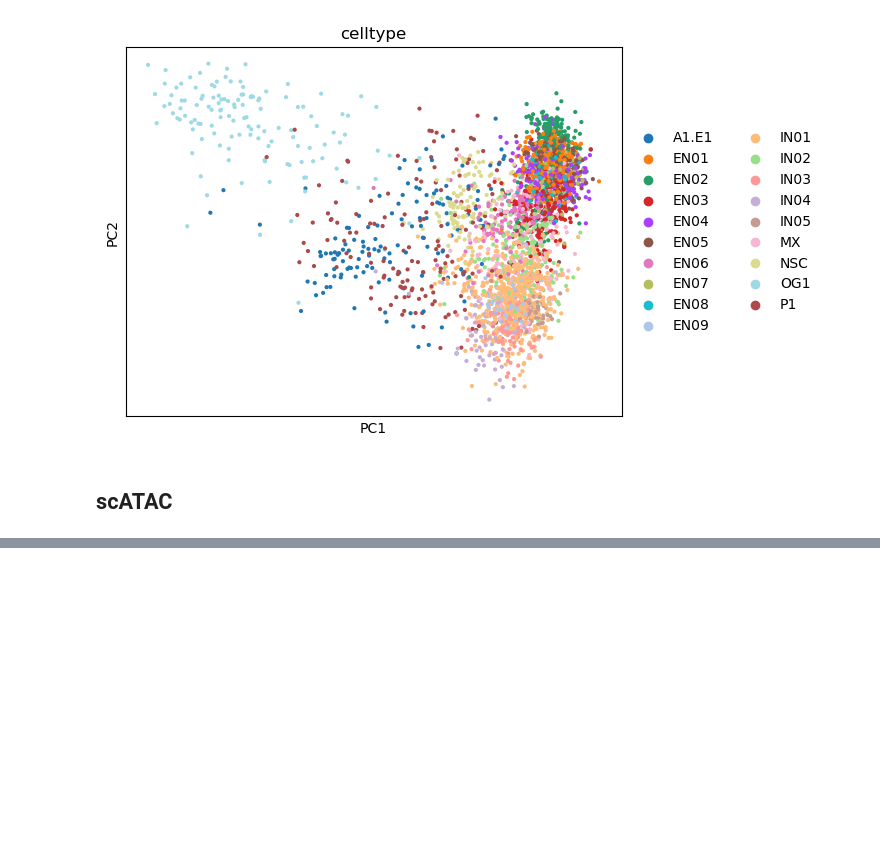
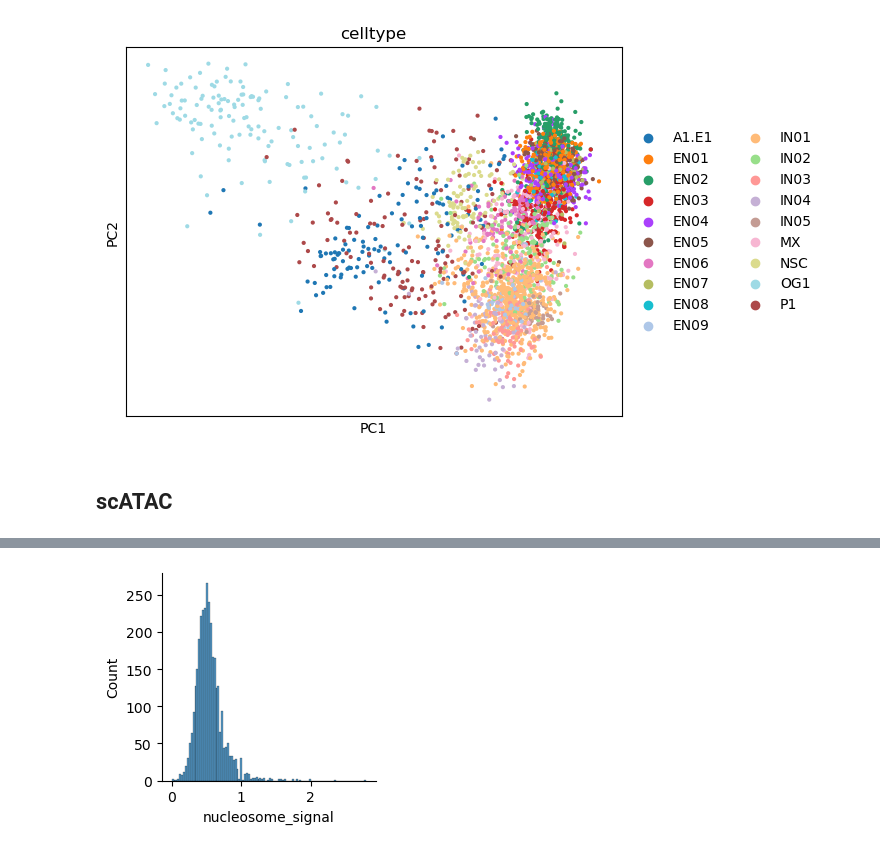
Before and after one commit to l-reich/spatial-chromatin-variability, a Jupyter notebook: src/preprocessing/SHARE-seq_pp.ipynb, the cells around one changed output, grey strips where cells are left out. Saved outputs shown, nothing was run; the diff lists cells and outputs as text; code cells hidden in the pictures; blank space fills up the shorter version.

Commit message:
ATAC pp

```diff
--- a/src/preprocessing/SHARE-seq_pp.ipynb
+++ b/src/preprocessing/SHARE-seq_pp.ipynb
@@ -215,0 +191,37 @@ mdata = mu.MuData({'rna': adata_rna, 'atac': adata_atac})
+# %%
+cell_meta = pd.read_csv(CELLTYPE_FILE, sep="\t")
+# %%
+# Load ATAC data
+atac = sc.read_mtx(ATAC_COUNTS_FILE).T
+barcodes = pd.read_csv(ATAC_BARCODES_FILE, header=None)
+atac.obs["barcode"] = barcodes[0].values
+
+# Load peaks
+peaks = pd.read_csv(ATAC_PEAKS_FILE, sep="\t", header=None, names=["chrom", "start", "end"])
+peaks["peak_id"] = peaks["chrom"] + ":" + peaks["start"].astype(str) + "-" + peaks["end"].astype(str)
+peaks.set_index("peak_id", inplace=True)
+atac.var = peaks
+
+# Since barcodes.txt.gz contains RNA barcodes, we need to map them to ATAC barcodes
+# Create a mapping dictionary from RNA to ATAC
+rna_to_atac = dict(zip(cell_meta["rna.bc"], cell_meta["atac.bc"]))
+# %%
+# Add ATAC barcode column based on RNA barcodes
+atac.obs["atac_barcode"] = [rna_to_atac.get(bc, "unknown") for bc in atac.obs["barcode"]]
+
+# Format ATAC barcodes for fragments file
+import re
+formatted_barcodes = []
+for bc in atac.obs["atac_barcode"]:
+    components = re.findall(r'(R\d+\.\d+|P\d+\.\d+)', bc)
+    formatted_bc = ','.join(components)
+    formatted_barcodes.append(formatted_bc)
+
+# Add formatted barcodes
+atac.obs["formatted_barcode"] = formatted_barcodes
+
+# Set formatted barcodes as observation names
+atac.obs_names = atac.obs["formatted_barcode"].values
+
+# Add cell type information directly
+atac.obs["celltype"] = atac.obs["barcode"].map(dict(zip(cell_meta["rna.bc"], cell_meta["celltype"])))
@@ -215,0 +398,6 @@ mdata = mu.MuData({'rna': adata_rna, 'atac': adata_atac})
+# %%
+# Plot nucleosome signal distribution across cells
+mu.atac.tl.nucleosome_signal(atac, n=1e6)
+mu.pl.histogram(atac, "nucleosome_signal")
+# %% [output]
+[figure, added]
```
Also changed, not shown: parts of 20 cells of this notebook, 1 other file.
